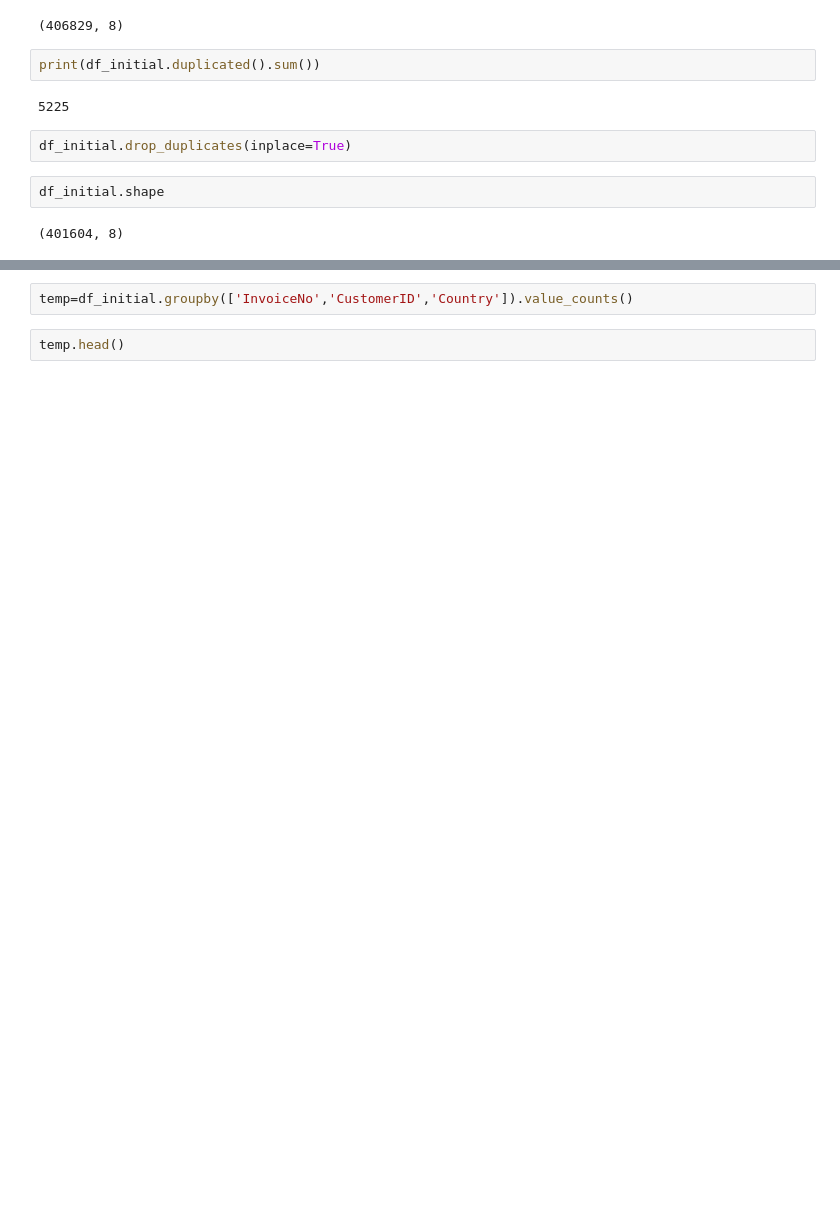
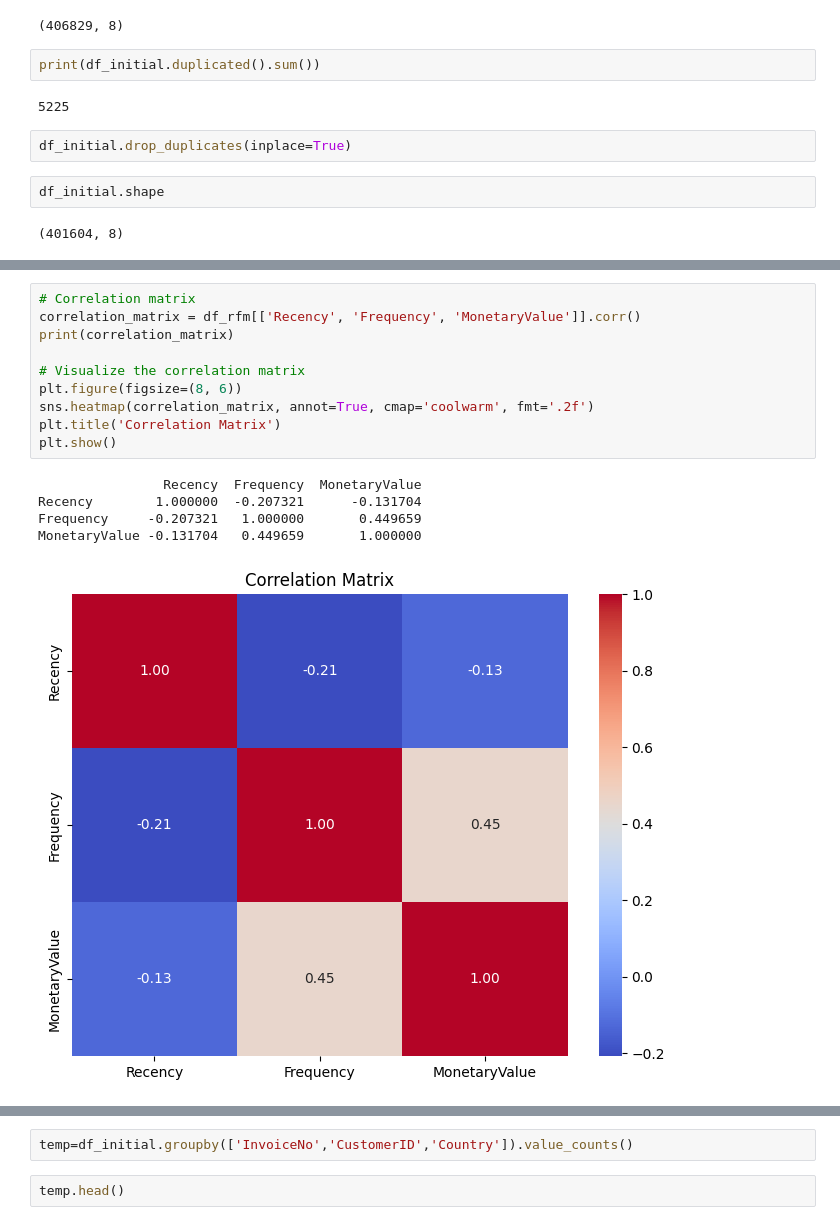
Before and after one commit to vaas-umputer/Customer-Segmentation, a Jupyter notebook: Customer_Segmentation.ipynb, the cells around one changed output, grey strips where cells are left out. Saved outputs shown, nothing was run; the diff lists cells and outputs as text; blank space fills up the shorter version.

```diff
--- a/Customer_Segmentation.ipynb
+++ b/Customer_Segmentation.ipynb
@@ -136,0 +239,16 @@ df_initial.shape
+# %%
+# Correlation matrix
+correlation_matrix = df_rfm[['Recency', 'Frequency', 'MonetaryValue']].corr()
+print(correlation_matrix)
+
+# Visualize the correlation matrix
+plt.figure(figsize=(8, 6))
+sns.heatmap(correlation_matrix, annot=True, cmap='coolwarm', fmt='.2f')
+plt.title('Correlation Matrix')
+plt.show()
+# %% [output]
+                Recency  Frequency  MonetaryValue
+Recency        1.000000  -0.207321      -0.131704
+Frequency     -0.207321   1.000000       0.449659
+MonetaryValue -0.131704   0.449659       1.000000
+[figure, added]
```
Also changed, not shown: parts of 52 cells of this notebook.
